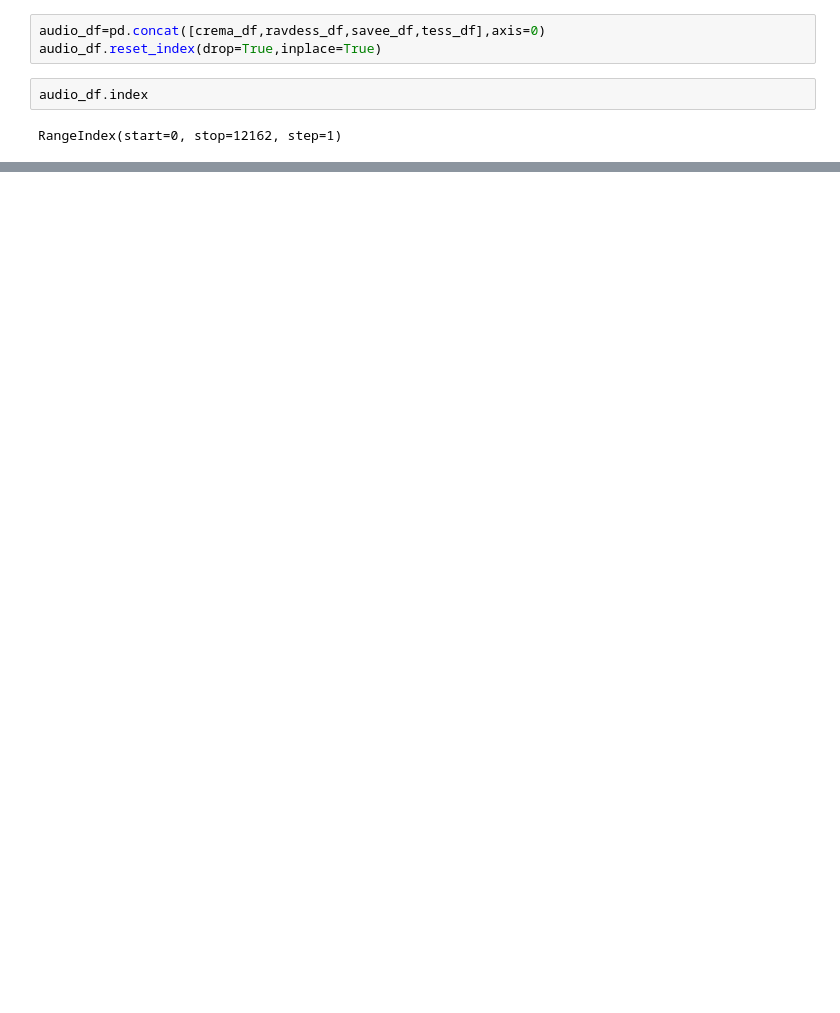
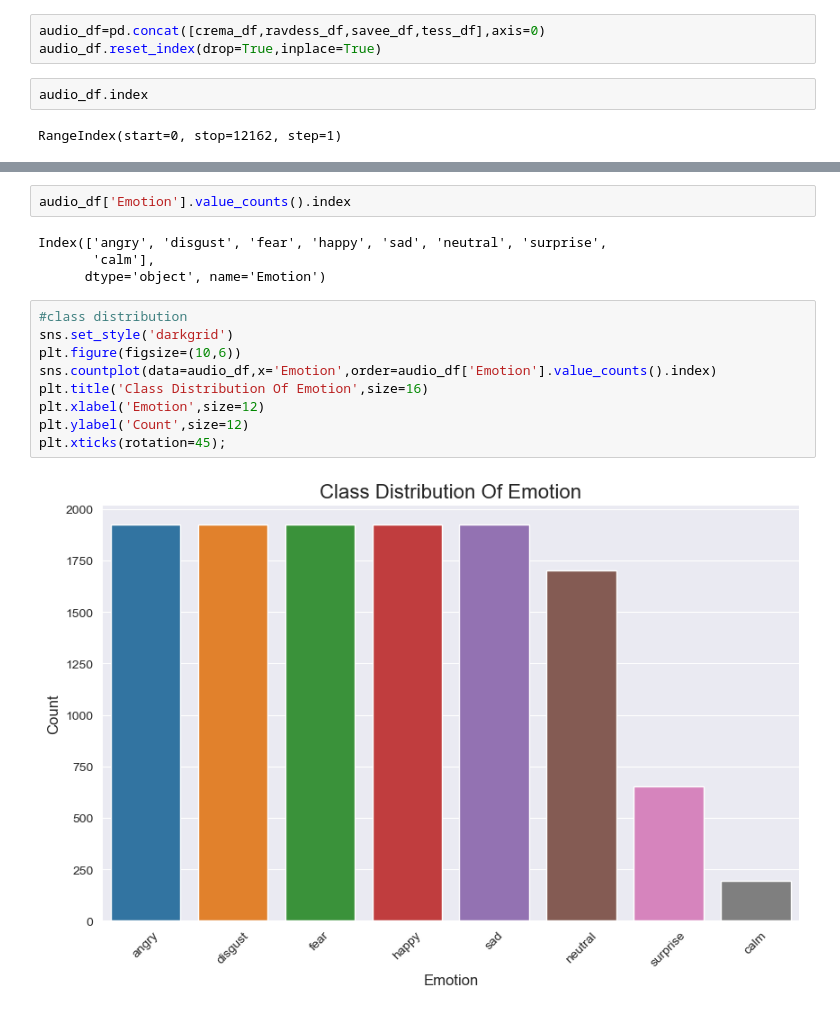
Before and after one commit to Tigerbros/RAIN-INN-Speech-Emotion-Recognition, a Jupyter notebook: SER.ipynb, the cells around one changed output, grey strips where cells are left out. Drawn from its saved outputs; the diff is of its cells as text; blank space fills up the shorter version.

```diff
--- a/SER.ipynb
+++ b/SER.ipynb
@@ -303,0 +356,17 @@ RangeIndex(start=0, stop=12162, step=1)
+# %%
+audio_df['Emotion'].value_counts().index
+# %% [output]
+Index(['angry', 'disgust', 'fear', 'happy', 'sad', 'neutral', 'surprise',
+       'calm'],
+      dtype='object', name='Emotion')
+# %%
+#class distribution
+sns.set_style('darkgrid')
+plt.figure(figsize=(10,6))
+sns.countplot(data=audio_df,x='Emotion',order=audio_df['Emotion'].value_counts().index)
+plt.title('Class Distribution Of Emotion',size=16)
+plt.xlabel('Emotion',size=12)
+plt.ylabel('Count',size=12)
+plt.xticks(rotation=45);
+# %% [output]
+[figure, added]
```
Also changed, not shown: parts of 31 cells of this notebook.
